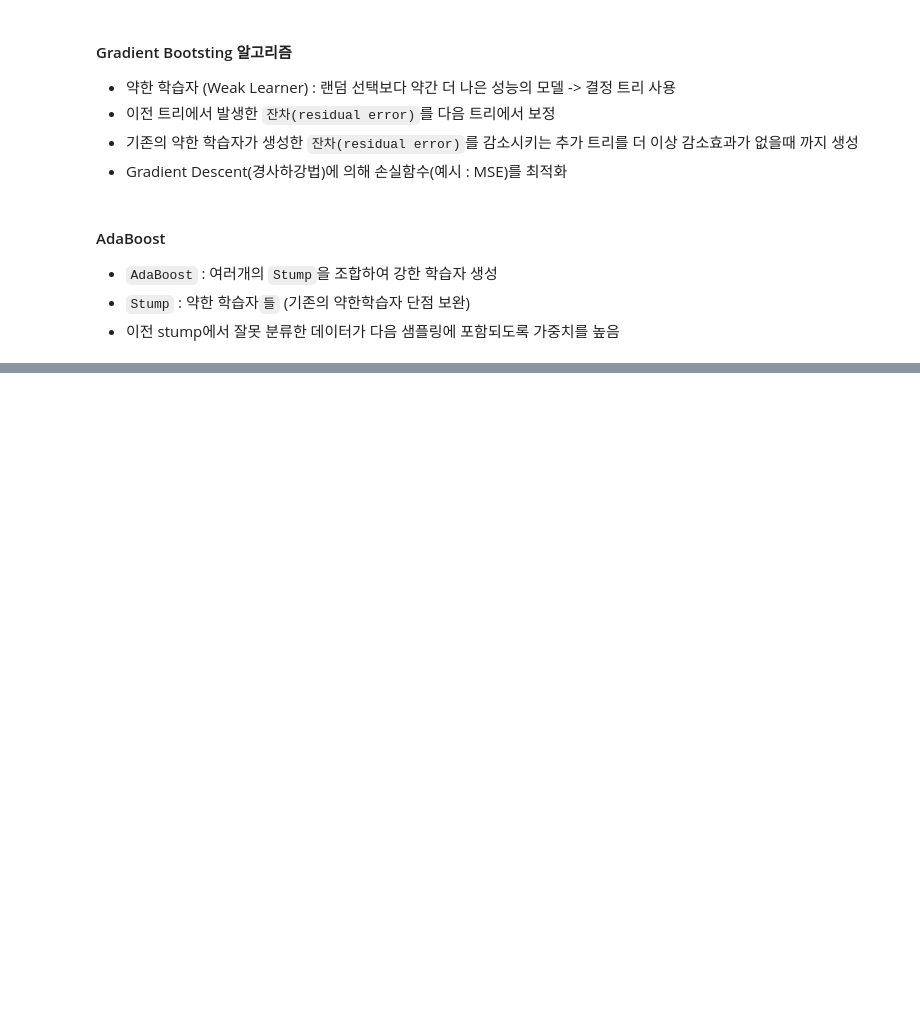
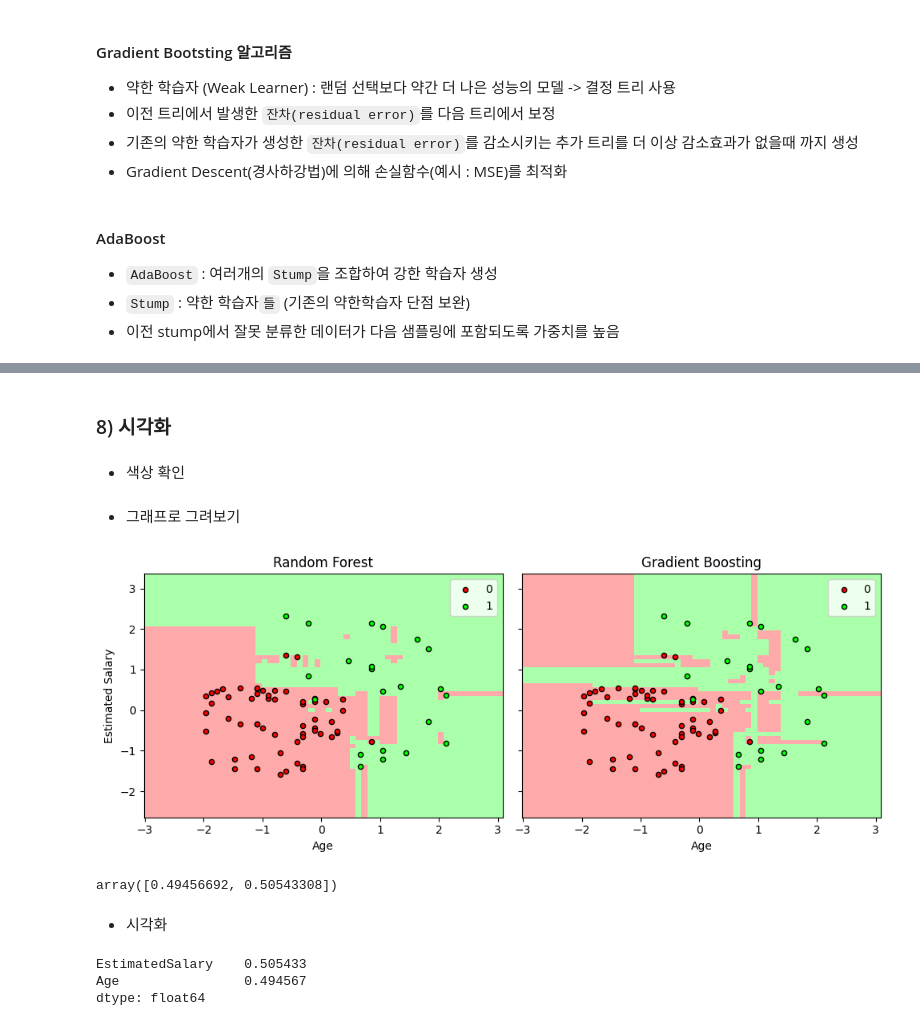
Before and after one commit to instar94/mldl_tutorial, a Jupyter notebook: 01_traditional_ml/03_02_ensemble_learning.ipynb, the cells around one changed output, grey strips where cells are left out. Cells and saved outputs as stored; diff of their text form; code cells hidden in the pictures; blank space fills up the shorter version.

```diff
--- a/01_traditional_ml/03_02_ensemble_learning.ipynb
+++ b/01_traditional_ml/03_02_ensemble_learning.ipynb
@@ -50,0 +154,5 @@
+# %%
+gb = GradientBoostingClassifier(
+    learning_rate=0.1, n_estimators=500, max_depth=5, random_state=0
+)
+gb.fit(X_train, y_train)
@@ -50,0 +193,71 @@
+# %% [markdown]
+### 8) 시각화
+# %% [markdown]
+- 색상 확인
+# %%
+from matplotlib.colors import ListedColormap
+
+# Create color maps
+cmap_light = ListedColormap(["#FFAAAA", "#AAFFAA"])
+cmap_bold = ListedColormap(["#FF0000", "#00FF00"])
+# %% [markdown]
+- 그래프로 그려보기
+# %%
+x1_min, x1_max = X_test[:, 0].min() - 1, X_test[:, 0].max() + 1
+x2_min, x2_max = X_test[:, 1].min() - 1, X_test[:, 1].max() + 1
+
+X1, X2 = np.meshgrid(np.arange(x1_min, x1_max, 0.1), np.arange(x2_min, x2_max, 0.1))
+XX = np.column_stack([X1.ravel(), X2.ravel()])
+Y_rf = np.array(rf.predict(XX))
+Y_gb = np.array(gb.predict(XX))
+# %%
+fig, (ax1, ax2) = plt.subplots(1, 2, figsize=(10, 4), sharey=True)
+
+# Random Forest
+ax1.pcolormesh(X1, X2, Y_rf.reshape(X1.shape), cmap=cmap_light, shading="auto")
+for i in range(2):
+    ax1.scatter(
+        X_test[y_test == i, 0],
+        X_test[y_test == i, 1],
+        s=20,
+        color=cmap_bold(i),
+        label=i,
+        edgecolor="k",
+    )
+ax1.set_title("Random Forest")
+ax1.set_xlabel("Age")
+ax1.set_ylabel("Estimated Salary")
+ax1.legend()
+
+# Gradient Boosting
+ax2.pcolormesh(X1, X2, Y_gb.reshape(X1.shape), cmap=cmap_light, shading="auto")
+for i in range(2):
+    ax2.scatter(
+        X_test[y_test == i, 0],
+        X_test[y_test == i, 1],
+        s=20,
+        color=cmap_bold(i),
+        label=i,
+        edgecolor="k",
+    )
+ax2.set_title("Gradient Boosting")
+ax2.set_xlabel("Age")
+ax2.legend()
+plt.tight_layout()
+# %% [output]
+[figure, added]
+# %%
+gb.feature_importances_  # Age, EstimatedSalary 의 중요도
+# %% [output]
+array([0.49456692, 0.50543308])
+# %% [markdown]
+- 시각화
+# %%
+feature_imp = pd.Series(
+    gb.feature_importances_, ["Age", "EstimatedSalary"]
+).sort_values(ascending=False)
+feature_imp
+# %% [output]
+EstimatedSalary    0.505433
+Age                0.494567
+dtype: float64
```
Also changed, not shown: parts of 31 cells of this notebook, 2 other files.
